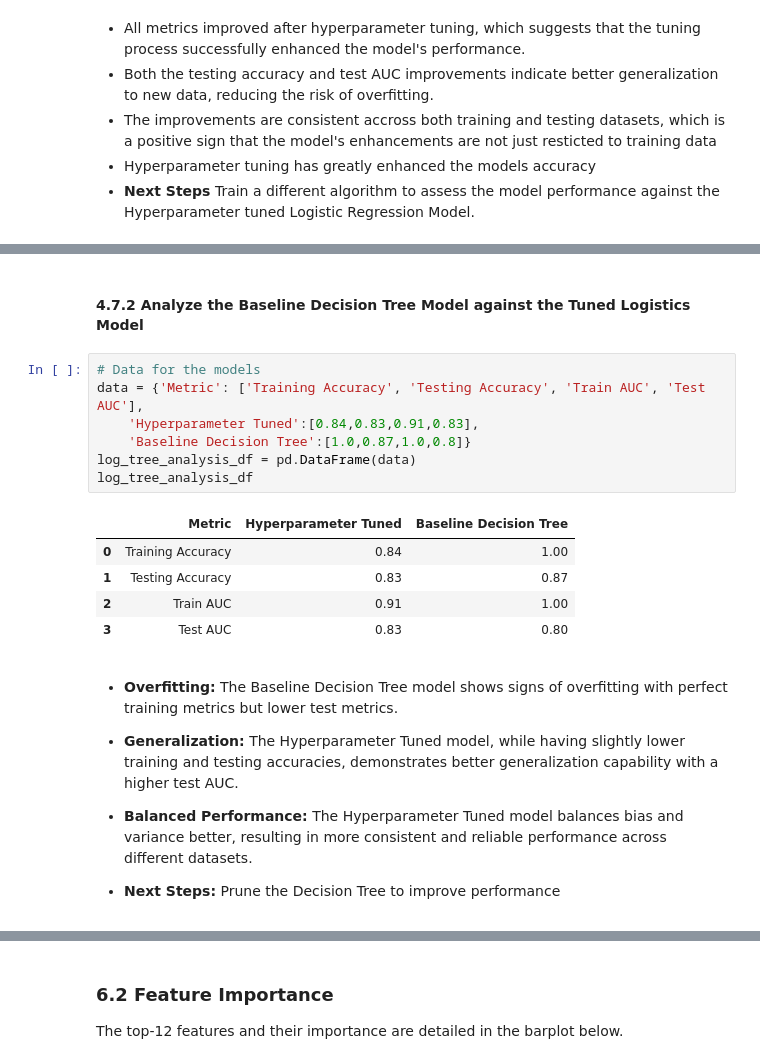
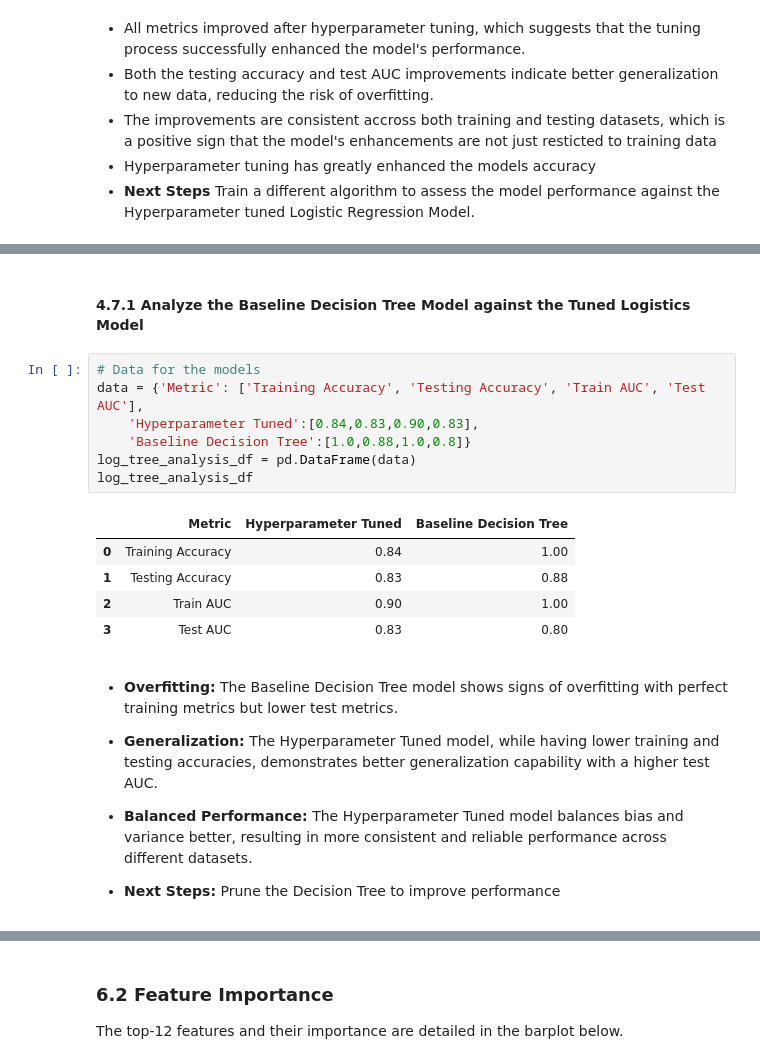
Before and after one commit to WambuiMunene/Phase-3-Project, a Jupyter notebook: index.ipynb, the cells around one changed output, grey strips where cells are left out. Cells and saved outputs as stored; diff of their text form.

```diff
--- a/index.ipynb
+++ b/index.ipynb
@@ -1299,22 +1321,22 @@ Test AUC: 0.8
 # %% [markdown]
-#### 4.7.2 Analyze the Baseline Decision Tree Model against the Tuned Logistics Model
+#### 4.7.1 Analyze the Baseline Decision Tree Model against the Tuned Logistics Model
 # %%
 # Data for the models
 data = {'Metric': ['Training Accuracy', 'Testing Accuracy', 'Train AUC', 'Test AUC'],
-    'Hyperparameter Tuned':[0.84,0.83,0.91,0.83],
-    'Baseline Decision Tree':[1.0,0.87,1.0,0.8]}
+    'Hyperparameter Tuned':[0.84,0.83,0.90,0.83],
+    'Baseline Decision Tree':[1.0,0.88,1.0,0.8]}
 log_tree_analysis_df = pd.DataFrame(data)
 log_tree_analysis_df
 # %% [output]
 |  | Metric | Hyperparameter Tuned | Baseline Decision Tree |
 | 0 | Training Accuracy | 0.84 | 1.00 |
-| 1 | Testing Accuracy | 0.83 | 0.87 |
-| 2 | Train AUC | 0.91 | 1.00 |
+| 1 | Testing Accuracy | 0.83 | 0.88 |
+| 2 | Train AUC | 0.90 | 1.00 |
 | 3 | Test AUC | 0.83 | 0.80 |
 # %% [markdown]
 + **Overfitting:** The Baseline Decision Tree model shows signs of overfitting with perfect training metrics but lower test metrics.
 
-+ **Generalization:** The Hyperparameter Tuned model, while having slightly lower training and testing accuracies, demonstrates better generalization capability with a higher test AUC.
++ **Generalization:** The Hyperparameter Tuned model, while having lower training and testing accuracies, demonstrates better generalization capability with a higher test AUC.
 
 + **Balanced Performance:** The Hyperparameter Tuned model balances bias and variance better, resulting in more consistent and reliable performance across different datasets.
 + **Next Steps:** Prune the Decision Tree to improve performance
```
Also changed, not shown: parts of 32 cells of this notebook.
